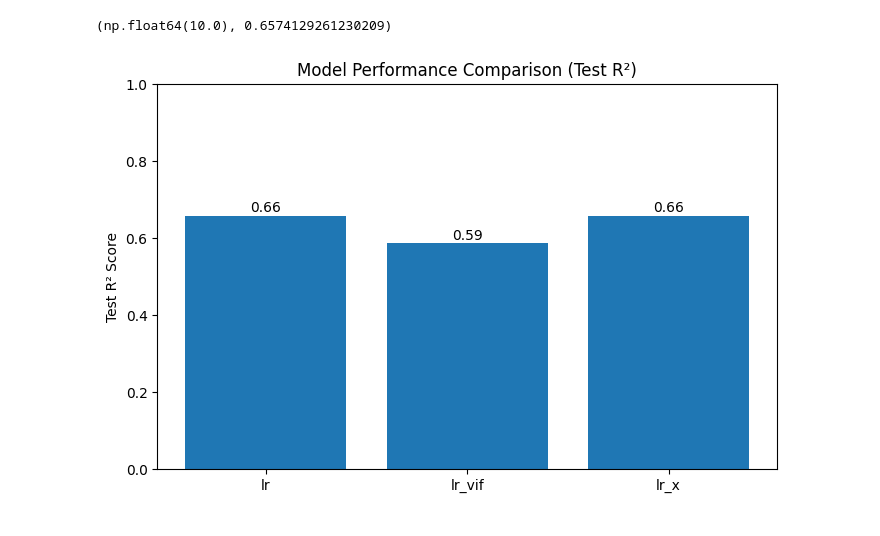
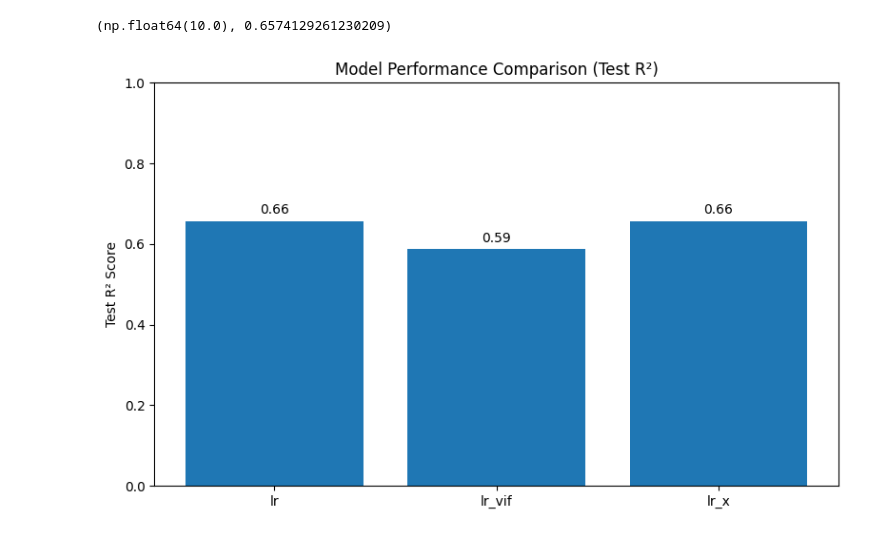
Before and after one commit to OMCHOKSI108/machine-learning-playground, a Jupyter notebook: REGRESSION_MODELS_CODE/Linear_regression.ipynb, the cells around one changed output. Cells and saved outputs as stored; diff of their text form; code cells hidden in the pictures.

```diff
--- a/REGRESSION_MODELS_CODE/Linear_regression.ipynb
+++ b/REGRESSION_MODELS_CODE/Linear_regression.ipynb
@@ -710,22 +713,32 @@ best_alpha, best_test_r2
 # %%
 import matplotlib.pyplot as plt
 
 models = ['lr', 'lr_vif', 'lr_x']
 test_r2_scores = [
-    r2_test,
-    r2_test_vif,
-    test_r2_x
+    r2_test,        # LR full
+    r2_test_vif,    # LR after VIF
+    test_r2_x       # Ridge (lr_x)
 ]
 
 plt.figure(figsize=(8, 5))
-plt.bar(models, test_r2_scores)
+bars = plt.bar(models, test_r2_scores)
+
 plt.ylabel('Test R² Score')
 plt.title('Model Performance Comparison (Test R²)')
 plt.ylim(0, 1)
 
-for i, v in enumerate(test_r2_scores):
-    plt.text(i, v + 0.01, f"{v:.2f}", ha='center')
+# value labels on bars
+for bar in bars:
+    height = bar.get_height()
+    plt.text(
+        bar.get_x() + bar.get_width() / 2,
+        height + 0.01,
+        f"{height:.2f}",
+        ha='center',
+        va='bottom'
+    )
 
+plt.tight_layout()
 plt.show()
 # %% [output]
-[figure, old version]
+[figure, new version]
```
Also changed, not shown: parts of 15 cells of this notebook.
